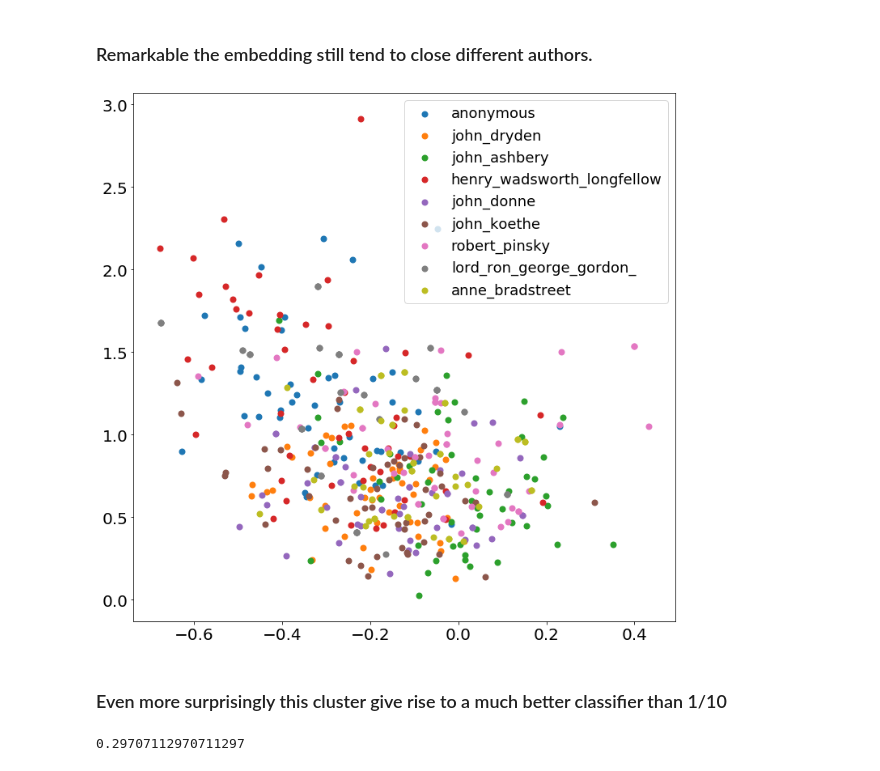
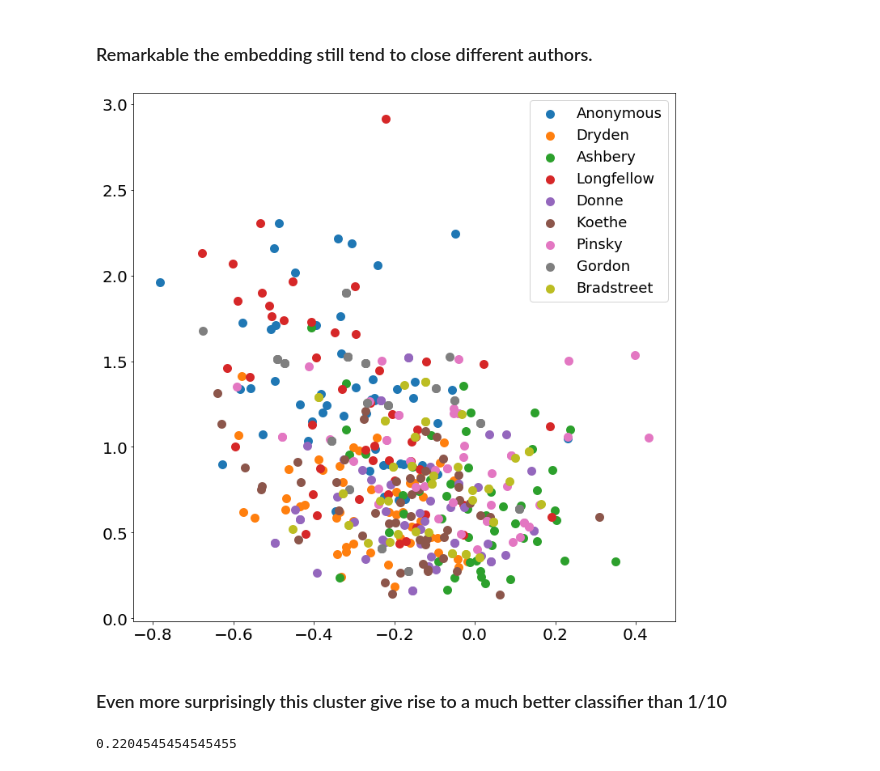
Before and after one commit to reneang17/authorencoder, a Jupyter notebook: src/results_on_10_authors.ipynb, the cells around one changed output. Saved outputs shown, nothing was run; the diff lists cells and outputs as text; code cells hidden in the pictures.

```diff
--- a/src/results_on_10_authors.ipynb
+++ b/src/results_on_10_authors.ipynb
@@ -46,7 +61,7 @@ Text(0, 0.5, 'Average non-zero triplets')
 # %% [markdown]
 ## Extract and plot word embeddings
 # %%
-
+import seaborn as sns
 classes = [0, 1, 2, 3, 4, 5, 6, 7, 8, 9]
 author_list =  ['Tennyson', 'Swinburne', 'Browning', 'Pope', 'Whitman', 'Wordsworth', 'Shakespeare',
                 'Spenser', 'Arnold', 'Shelley', 'Beowulf', 'Dryden']
@@ -58,8 +73,9 @@ colors = ['#1f77b4', '#ff7f0e', '#2ca02c', '#d62728',
               '#9467bd', '#8c564b', '#e377c2', '#7f7f7f',
               '#bcbd22', '#17becf','#17cf84', '#1e2161']
 def plot_embeddings(embeddings, targets, xlim=None, ylim=None,  save_plot= None,linewidths=2 ,legend= False,
-                   figsize=(8,8),leyend_prop=18):
+                   figsize=(9,8),leyend_prop=18):
     plt.figure(figsize=(figsize))
+    #sns.palplot(sns.hls_palette(8, l=.3, s=.8))
     for i in range(10):
         inds = np.where(targets==i)[0]
         plt.scatter(embeddings[inds,0], embeddings[inds,1], alpha=1,linewidths=linewidths , color=colors[i])
@@ -145,7 +210,7 @@ plot_confusion_matrix(KNN, test_emb,test_labels,
 To test is authoencoder can really encode other authors, let us look at ten different
 authors
 # %%
-new_authors = ['anonymous', 'john_dryden', 'john_ashbery', 'henry_wadsworth_longfellow', 'john_donne', 'john_koethe', 'robert_pinsky', 'lord_ron_george_gordon_', 'anne_bradstreet', 'derek_walcott'];
+new_authors = ['Anonymous', 'Dryden', 'Ashbery', 'Longfellow', 'Donne', 'Koethe', 'Pinsky', 'Gordon', 'Bradstreet', 'Walcott'];
 tokenized_train_data_ = 'top20_10_train.pkl'
 tokenized_valid_data_ = 'top20_10_valid.pkl'
 tokenized_test_data_ = 'top20_10_test.pkl'
@@ -156,33 +221,32 @@ test_Loader_ = data_to_Iterator(data_dir,tokenized_test_data_)
 
 other_train_emb, other_train_labels = extract_embeddings(train_Loader_, MODEL, 2)
 other_valid_emb, other_valid_labels = extract_embeddings(valid_Loader_, MODEL, 2)
-#other_test_emb, other_test_labels = extract_embeddings(test_Loader_, MODEL, 2)
 # %% [markdown]
 ### Remarkable the embedding still tend to close different authors.
 # %%
 def plot_embeddings(embeddings, targets, xlim=None, ylim=None,  save_plot= None,linewidths=2 ,legend= False,
                    figsize=(12,12),leyend_prop=18):
     plt.figure(figsize=(figsize))
     for i in range (11,20):
         inds = np.where(targets==i)[0]
         plt.scatter(embeddings[inds,0], embeddings[inds,1], alpha=1,linewidths=linewidths )
     if xlim:
         plt.xlim(xlim[0], xlim[1])
     if ylim:
         plt.ylim(ylim[0], ylim[1])
     if legend: plt.legend(new_authors, prop={'size': leyend_prop} )
     plt.tick_params(axis='both', labelsize=20)
     if save_plot!=None:
         plt.savefig('../media/'+save_plot)
 
-plot_embeddings(other_train_emb, other_train_labels, save_plot='training_newauthors.png', linewidths=2, legend=True)
+plot_embeddings(other_train_emb, other_train_labels, save_plot='training_newauthors.png', linewidths=5, legend=True)
 # %% [output]
-[figure, old version]
+[figure, new version]
 # %% [markdown]
 ### Even more surprisingly this cluster give rise to a much better classifier than 1/10
 # %%
 KNN = KNC(n_neighbors=3)
 KNN.fit(other_train_emb, other_train_labels)
-KNN.score(other_valid_emb, other_valid_labels)
+balanced_accuracy_score(other_valid_labels, KNN.predict(other_valid_emb))
 # %% [output]
-0.29707112970711297
+0.2204545454545455
```
Also changed, not shown: parts of 17 cells of this notebook.
